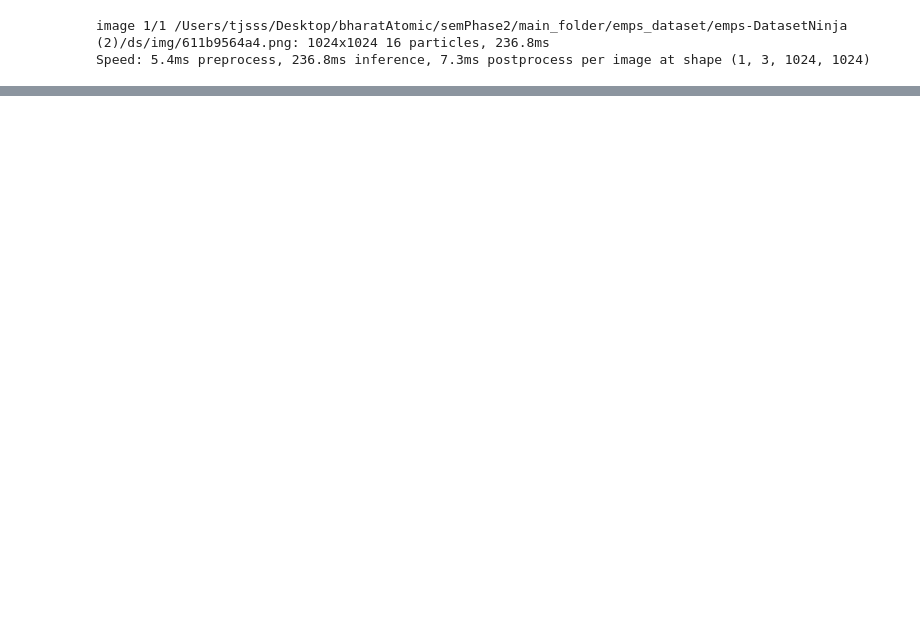
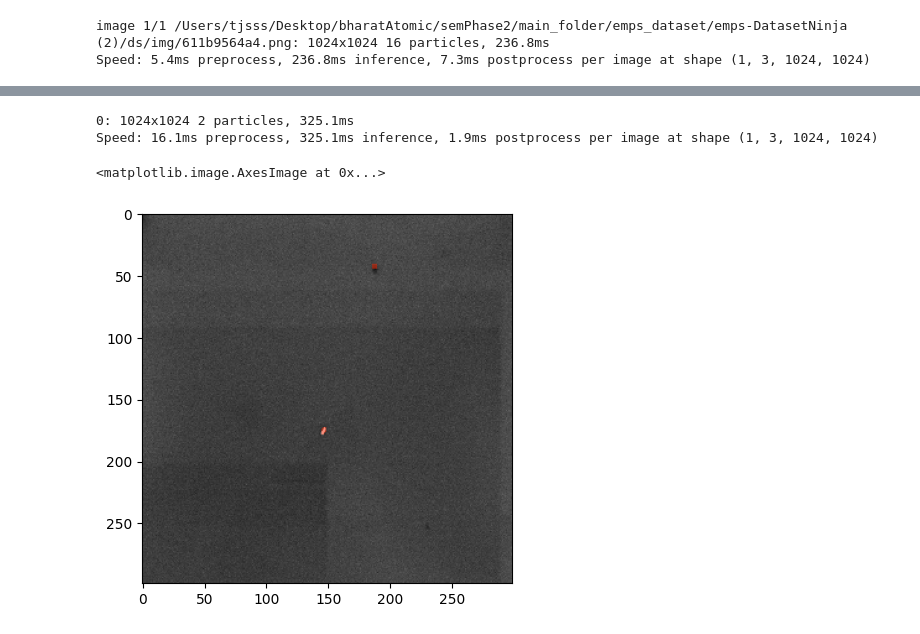
Before and after one commit to git-tejassh/bharatAtomic, a Jupyter notebook: semPhase2/main_folder/models/yolo/yolo.ipynb, the cells around one changed output, grey strips where cells are left out. Cells and saved outputs as stored; diff of their text form; code cells hidden in the pictures; blank space fills up the shorter version.

```diff
--- a/semPhase2/main_folder/models/yolo/yolo.ipynb
+++ b/semPhase2/main_folder/models/yolo/yolo.ipynb
@@ -279,17 +279,17 @@ engine/trainer: agnostic_nms=False, amp=True, angle=1.0, augment=False, auto_aug
 Speed: 0.4ms preprocess, 181.6ms inference, 0.0ms loss, 3.4ms postprocess per image
 Results saved to /Users/tjsss/Desktop/bharatAtomic/runs/segment/yolo_ft_v1_100
 # %%
-image_dir = '/Users/tjsss/Desktop/bharatAtomic/semPhase2/main_folder/emps_dataset/emps-DatasetNinja (2)/ds/test_dir/img/'
+image_dir = '/Users/tjsss/Desktop/bharatAtomic/semPhase1/dataset/crop/images/Particles'
 images = []
 ann_list = []
 i= 0
 for img in os.listdir(image_dir):
     i+=1
-    if random.uniform(0,1) > 0.98:
+    if random.uniform(0,1) > 0.98 and len(ann_list) < 10:
         images.append(np.array(PIL.Image.open(os.path.join(image_dir, img))))
         image = PIL.Image.open(os.path.join(image_dir, img))
         results = model(image , save = True)
-        ann_frame = results[0].plot()
+        ann_frame = results[0].plot(boxes = False, labels = False)
         ann_list.append(ann_frame)
 
         cv2.waitKey(5)
@@ -624,0 +389,13 @@ Note dataset download directory is '/Users/tjsss/Desktop/datasets'. You can upda
+# %%
+ksplit = 5
+kf = KFold(n_splits=ksplit, shuffle=True, random_state=20)
+kfolds = list(kf.split(labels_df))
+
+folds = [f"split_{n}" for n in range(1, ksplit + 1)]
+folds_df = pd.DataFrame(index=index, columns=folds)
+
+for i, (train_idx, val_idx) in enumerate(kfolds, start=1):
+    folds_df[f"split_{i}"].loc[labels_df.iloc[train_idx].index] = "train"
+    folds_df[f"split_{i}"].loc[labels_df.iloc[val_idx].index] = "val"
+
+print(folds_df.apply(pd.Series.value_counts))
@@ -624,0 +503,20 @@ Note dataset download directory is '/Users/tjsss/Desktop/datasets'. You can upda
+# %%
+epochs = 50
+batch = 4
+imgsz = 1024
+project = "kfold_demo"
+
+results_kfold = {}
+for k, dataset_yaml in enumerate(ds_yamls, start=1):
+    model = YOLO("yolo26s-seg.pt")  # fresh pretrained weights every fold — no cross-fold weight leakage
+    results_kfold[k] = model.train(
+        data=dataset_yaml,
+        epochs=epochs,
+        imgsz=imgsz,
+        device="cpu",
+        batch=batch,
+        project=project,
+        name=f"yolo_ft_v2_fold_{k}",
+        patience=15,
+        copy_paste=0.3,
+    )
@@ -624,0 +756,11 @@ Note dataset download directory is '/Users/tjsss/Desktop/datasets'. You can upda
+# %%
+image = '/Users/tjsss/Desktop/bharatAtomic/semPhase1/dataset/crop/images/Particles/L2_ae689d5414295ee6379ddefa169657d4.jpg'
+image = PIL.Image.open(image)
+result = model.predict(image, save= False, show_boxes = False)
+ann_frame= result[0].plot(labels=False, boxes = False)
+plt.imshow(ann_frame)
+# %% [output]
+0: 1024x1024 2 particles, 325.1ms
+Speed: 16.1ms preprocess, 325.1ms inference, 1.9ms postprocess per image at shape (1, 3, 1024, 1024)
+<matplotlib.image.AxesImage at 0x...>
+[figure, added]
```
Also changed, not shown: parts of 41 cells of this notebook.
